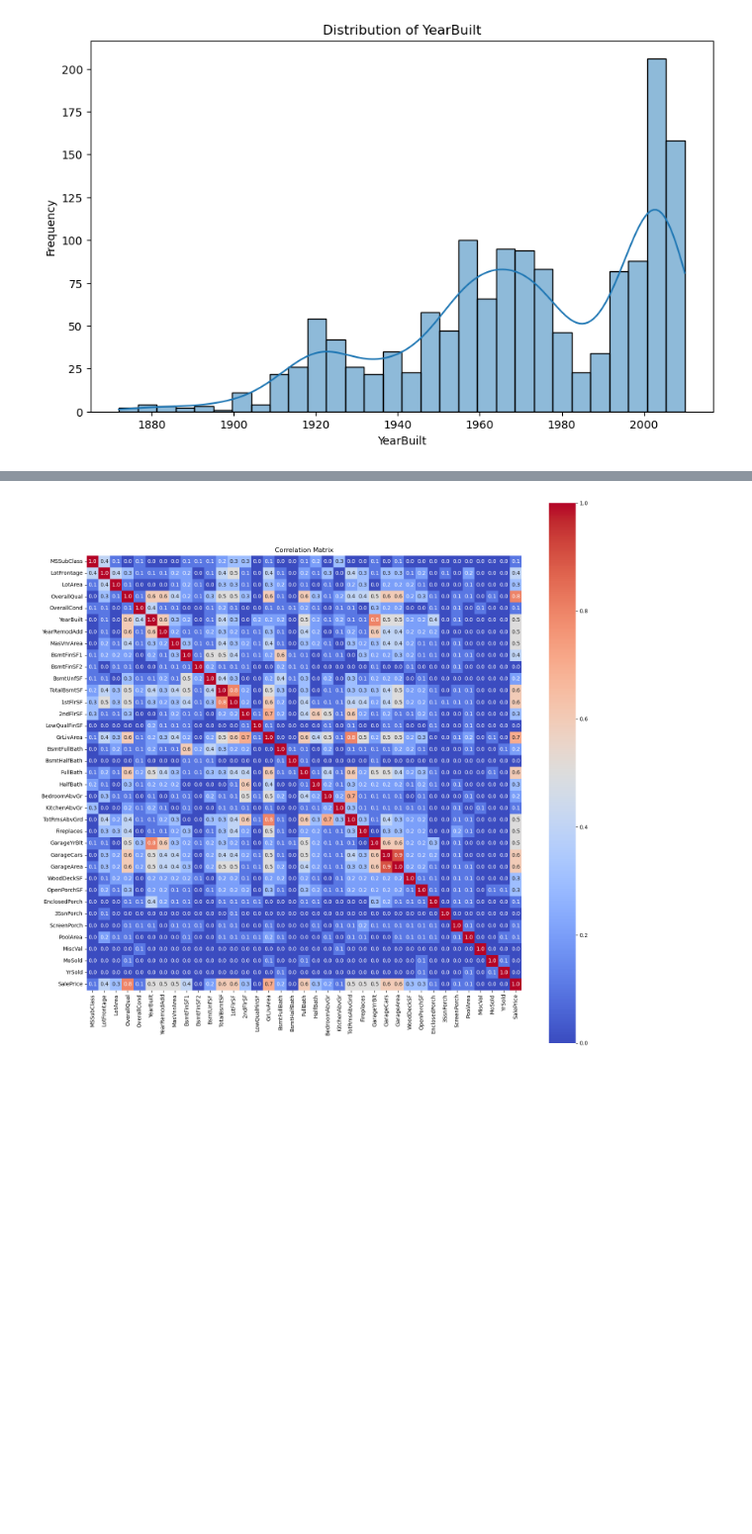
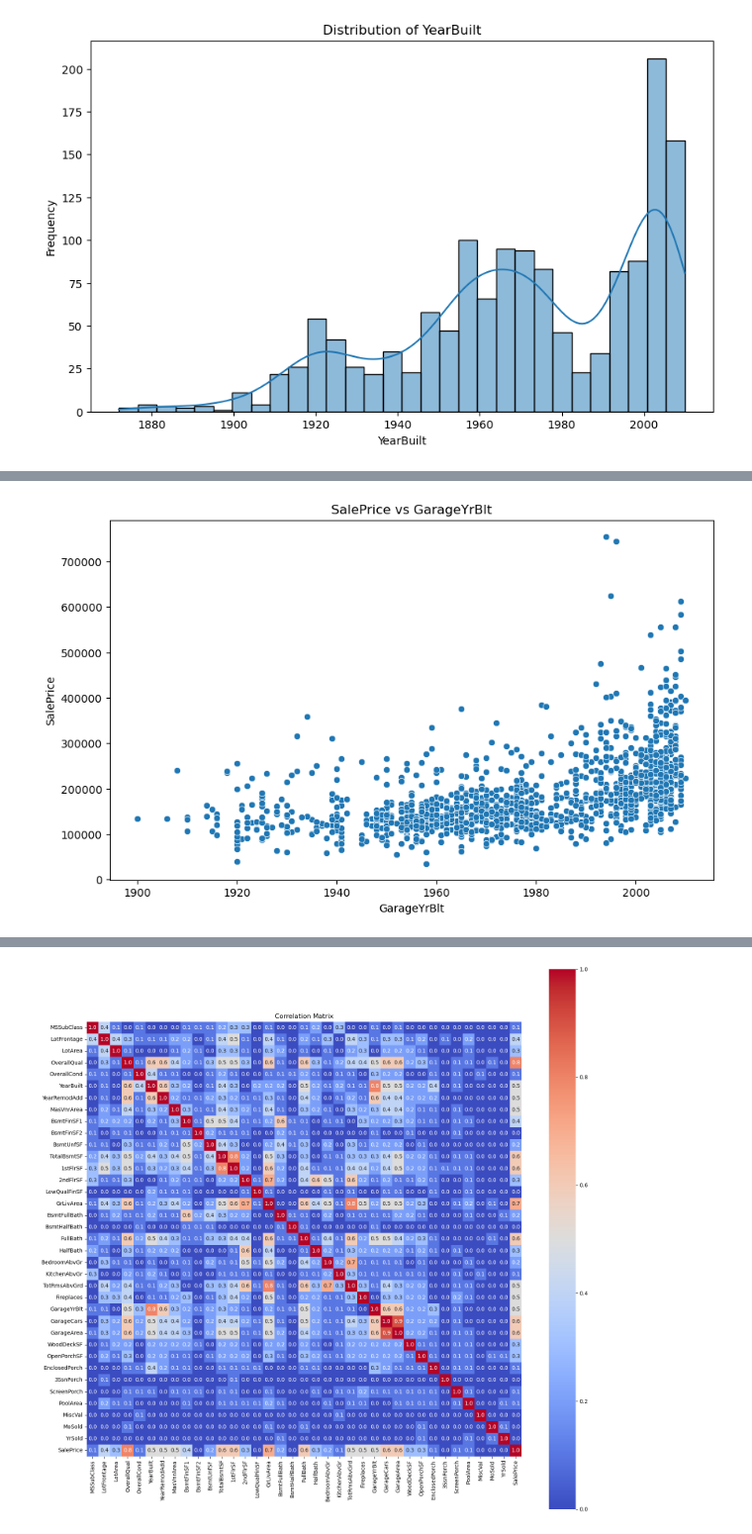
Before and after one commit to Samuel-engineer/simple_to_advanced-Regression, a Jupyter notebook: Notebook.ipynb, the cells around one changed output, grey strips where cells are left out. Shown at 99% size. Saved outputs shown, nothing was run; the diff lists cells and outputs as text; code cells hidden in the pictures; blank space fills up the shorter version.

```diff
--- a/Notebook.ipynb
+++ b/Notebook.ipynb
@@ -407,0 +439,4 @@ plot_feature_distribution(data_train, 'YearBuilt')
+# %%
+plot_scatter(data_train, 'GarageYrBlt', 'SalePrice')
+# %% [output]
+[figure, added]
```
Also changed, not shown: parts of 20 cells of this notebook, 1 other file.
